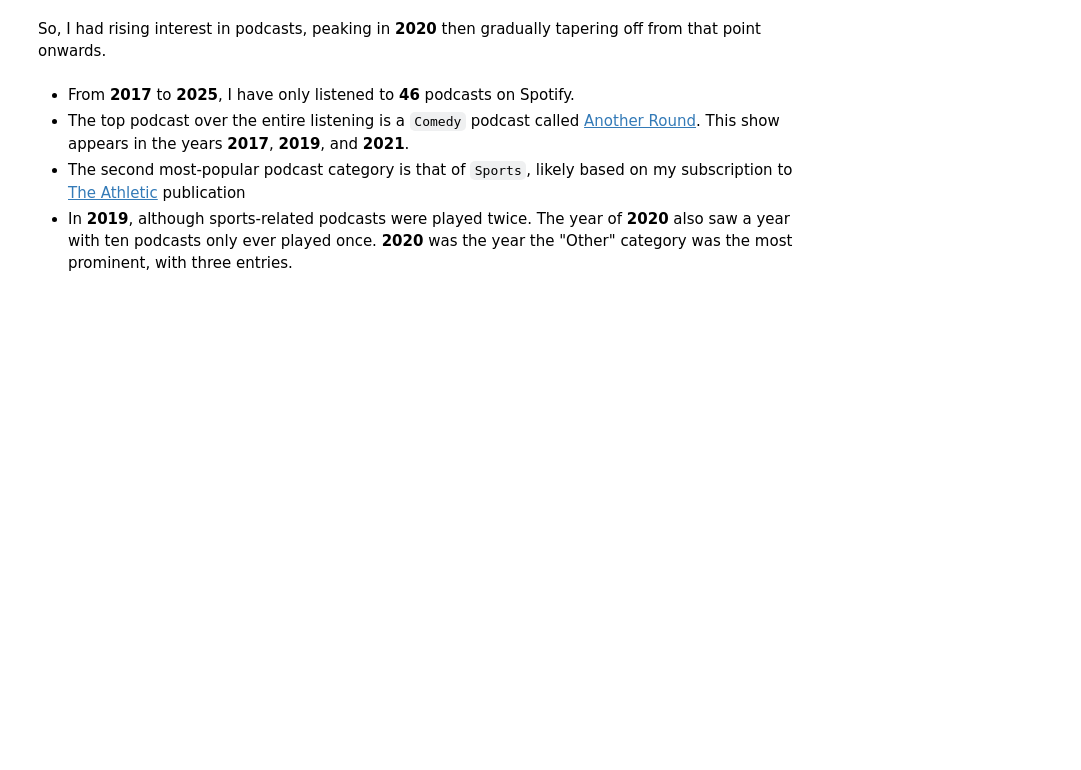
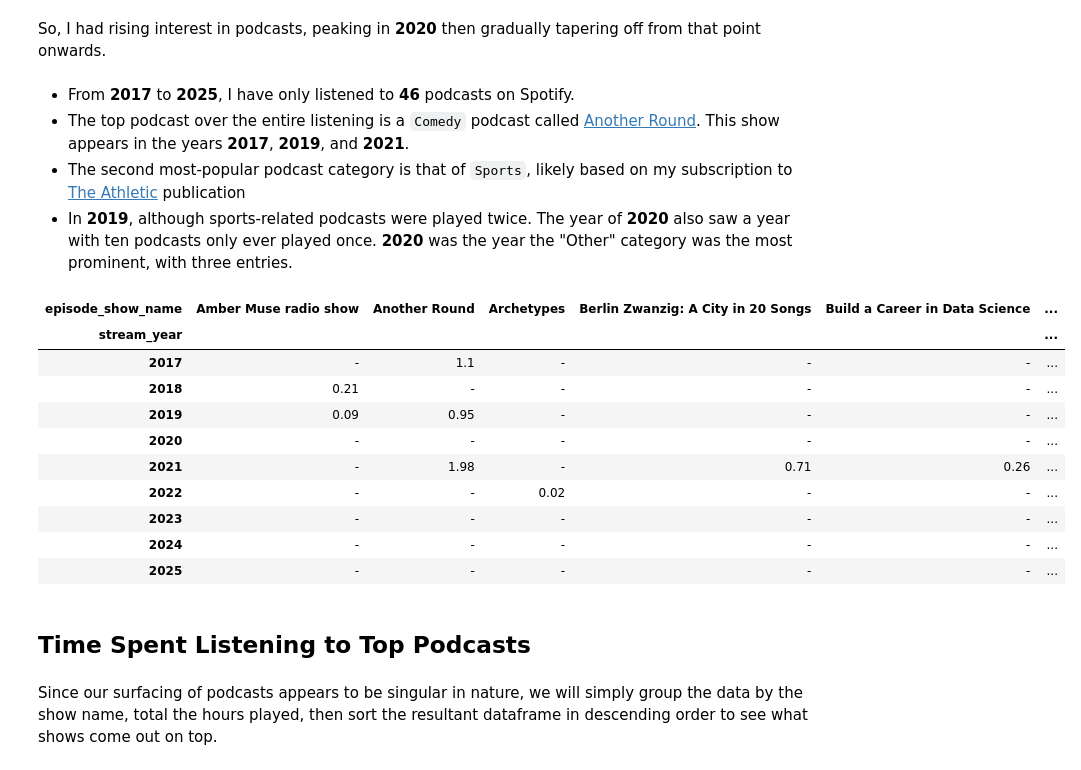
Before and after one commit to terryjbates/Spotify_Streaming_Data_Analysis, a Jupyter notebook: notebooks/Spotify_Streaming_Analysis.ipynb, the cells around one changed output. Cells and saved outputs as stored; diff of their text form; code cells hidden in the pictures; blank space fills up the shorter version.

Commit message:
Added Podcast listening answers

```diff
--- a/notebooks/Spotify_Streaming_Analysis.ipynb
+++ b/notebooks/Spotify_Streaming_Analysis.ipynb
@@ -1731,3 +1731,27 @@ So, I had rising interest in podcasts, peaking in **2020** then gradually taperi
 * The top podcast over the entire listening is a `Comedy` podcast called [Another Round](https://open.spotify.com/show/6Fige4EyC2sg8jVVdQgIdN?si=e8c6090ae11c4e41). This show appears in the years **2017**, **2019**, and **2021**.
 * The second most-popular podcast category is that of `Sports`, likely based on my subscription to [The Athletic](https://www.nytimes.com/athletic/) publication
 * In **2019**, although sports-related podcasts were played twice. The year of **2020** also saw a year with ten podcasts only ever played once. **2020** was the year the "Other" category was the most prominent, with three entries.
+# %%
+# Create pivot dataframe
+top_podcasts_pivot = top_podcasts_per_year_df.pivot(index='stream_year', columns='episode_show_name', values='total_hours_played').fillna('-')
+
+# Modify display options to show all columns
+pd.set_option('display.max_columns', None)
+
+top_podcasts_pivot
+# %% [output]
+| episode_show_name | Amber Muse radio show | Another Round | Archetypes | Berlin Zwanzig: A City in 20 Songs | Build a Career in Data Science | ... |
+| stream_year |  |  |  |  |  | ... |
+| 2017 | - | 1.1 | - | - | - | ... |
+| 2018 | 0.21 | - | - | - | - | ... |
+| 2019 | 0.09 | 0.95 | - | - | - | ... |
+| 2020 | - | - | - | - | - | ... |
+| 2021 | - | 1.98 | - | 0.71 | 0.26 | ... |
+| 2022 | - | - | 0.02 | - | - | ... |
+| 2023 | - | - | - | - | - | ... |
+| 2024 | - | - | - | - | - | ... |
+| 2025 | - | - | - | - | - | ... |
+# %% [markdown]
+## Time Spent Listening to Top Podcasts
+# %% [markdown]
+Since our surfacing of podcasts appears to be singular in nature, we will simply group the data by the show name, total the hours played, then sort the resultant dataframe in descending order to see what shows come out on top.
```
Also changed, not shown: parts of 7 cells of this notebook.
